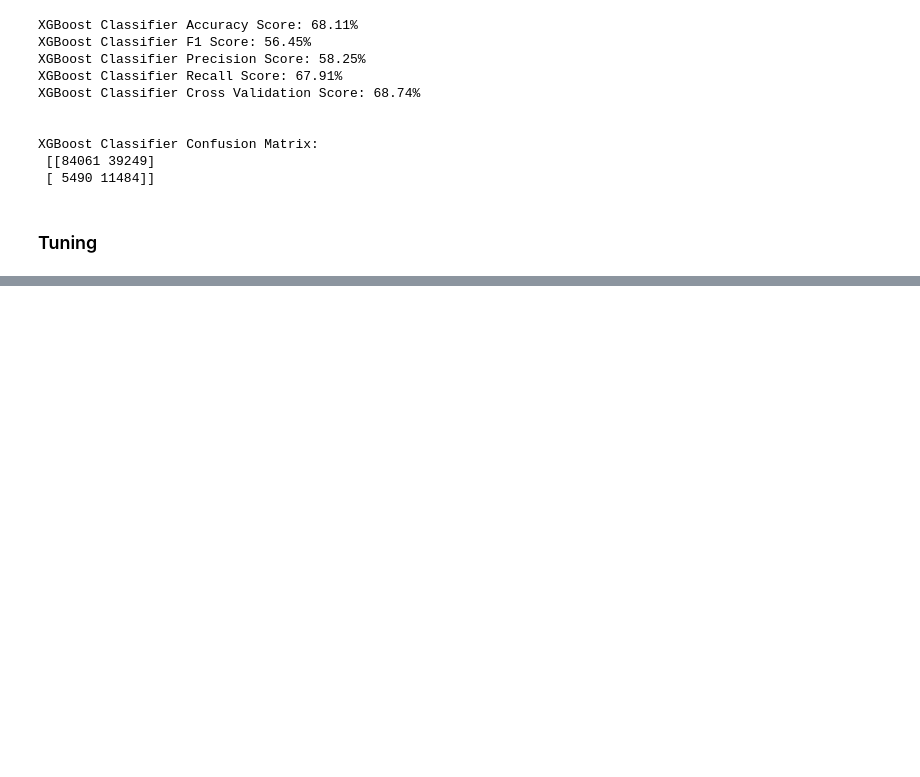
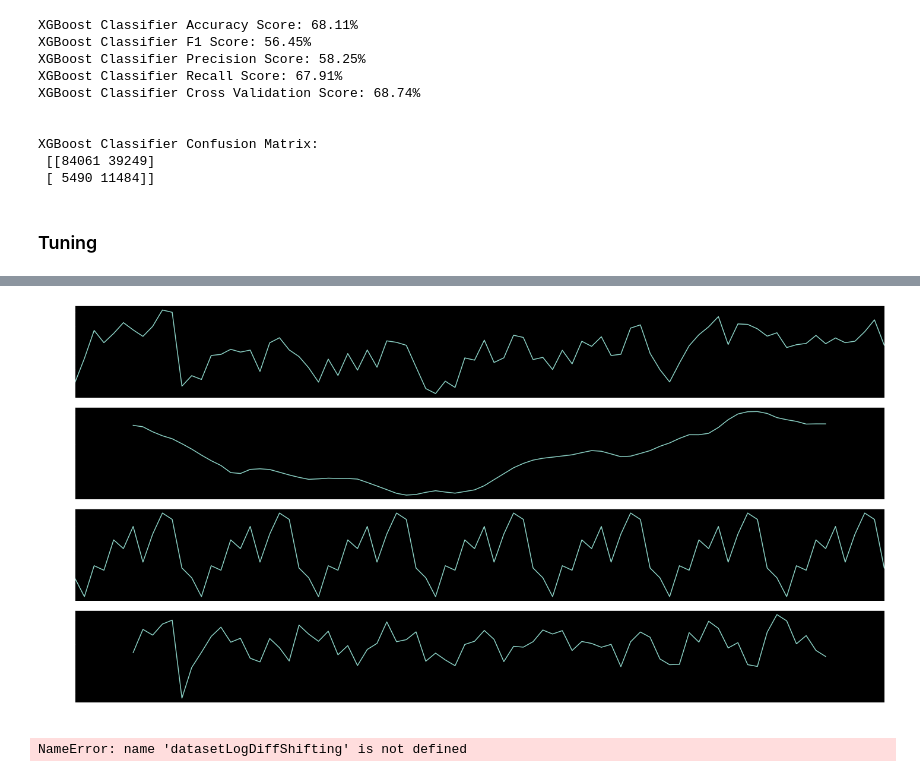
Before and after one commit to GenTaylor/Traffic-Accident-Analysis, a Jupyter notebook: uk-road-safety-accidents-and-vehicles.ipynb, the cells around one changed output, grey strips where cells are left out. Saved outputs shown, nothing was run; the diff lists cells and outputs as text; code cells hidden in the pictures; blank space fills up the shorter version.

```diff
--- a/uk-road-safety-accidents-and-vehicles.ipynb
+++ b/uk-road-safety-accidents-and-vehicles.ipynb
@@ -2930,0 +3052,19 @@ print("Random Forest Classifier Confusion Matrix:\n", confusion_matrix(y_test,pr
+# %%
+#stationary check
+rcParams['figure.figsize'] = 20, 10
+decomposition = sm.tsa.seasonal_decompose(monthly_count, model='additive')
+fig = decomposition.plot()
+plt.show()
+# %% [output]
+[figure, added]
+# %%
+#AR Model
+#making order=(2,1,0) gives RSS=1.5023
+model = ARIMA(monthly_count, order=(2,1,0))
+results_AR = model.fit(disp=-1)
+plt.plot(datasetLogDiffShifting)
+plt.plot(results_AR.fittedvalues, color='red')
+plt.title('RSS: %.4f'%sum((results_AR.fittedvalues - datasetLogDiffShifting['#Passengers'])**2))
+print('Plotting AR model')
+# %% [output]
+NameError: name 'datasetLogDiffShifting' is not defined
```
Also changed, not shown: parts of 17 cells of this notebook, 2 other files.
